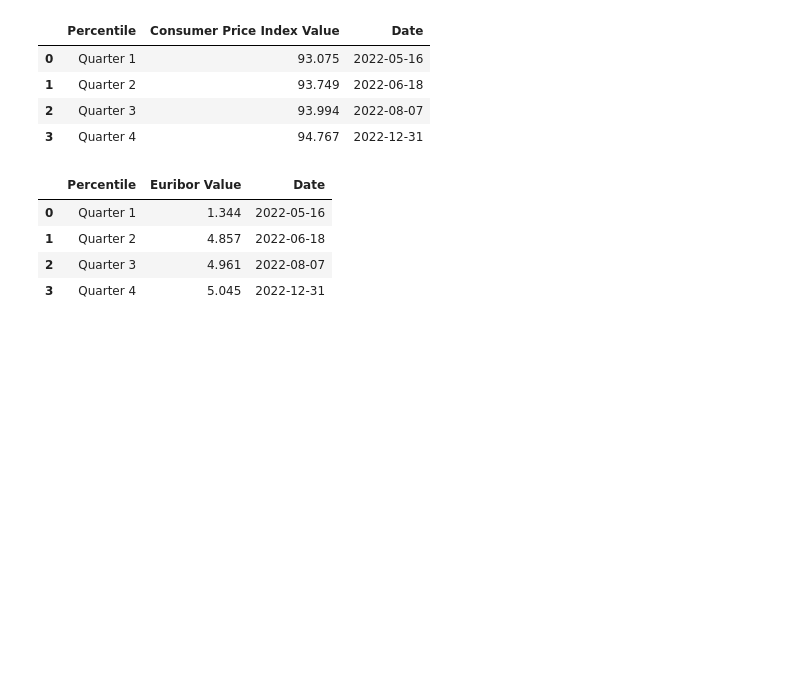
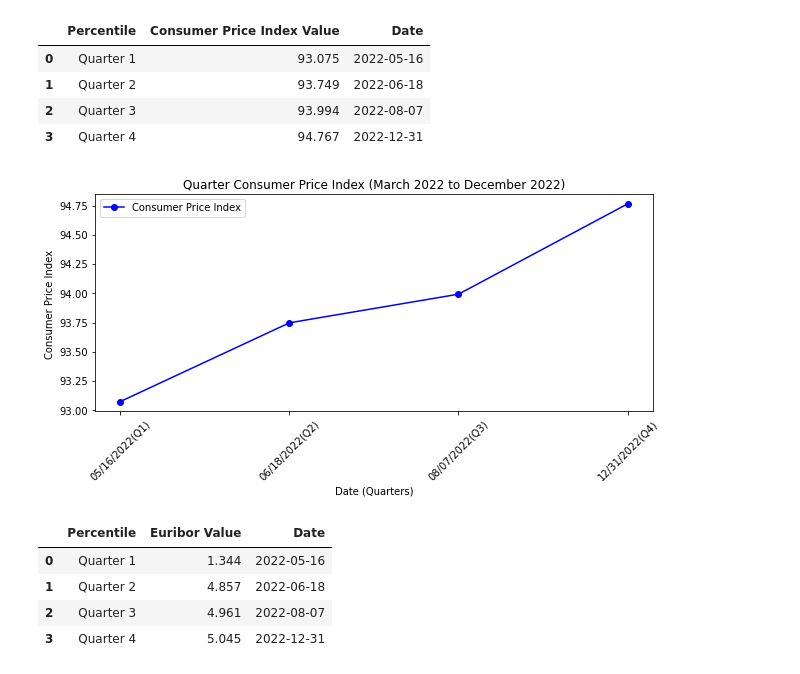
Before and after one commit to KinGabriel/Bank-Marketing-Preprocessing, a Jupyter notebook: relative_location.ipynb, the cells around one changed output. Drawn from its saved outputs; the diff is of its cells as text; code cells hidden in the pictures; blank space fills up the shorter version.

Commit message:
created the graphs for the relative location

```diff
--- a/relative_location.ipynb
+++ b/relative_location.ipynb
@@ -49,6 +53,29 @@ cpi_df
 | 1 | Quarter 2 | 93.749 | 2022-06-18 |
 | 2 | Quarter 3 | 93.994 | 2022-08-07 |
 | 3 | Quarter 4 | 94.767 | 2022-12-31 |
+# %%
+# Store the values into the array
+cpi_array =  np.array([cpi_Q1,cpi_Q2,cpi_Q3,cpi_Q4])
+date_arrays = np.array([date_Q1.strftime('%m/%d/%Y') + "(Q1)",
+                        date_Q2.strftime('%m/%d/%Y')+ "(Q2)"
+                        ,date_Q3.strftime('%m/%d/%Y') + "(Q3)"
+                        ,date_Q4.strftime('%m/%d/%Y') + "(Q4)"])
+# Configure the data size of the plot
+plt.figure(figsize=(10, 4))
+# get the data and set the labels and colors in the line chart
+plt.plot(date_arrays, cpi_array, label="Consumer Price Index", color="blue", marker='o')
+
+# Configure the plot
+plt.title("Quarter Consumer Price Index (March 2022 to December 2022)")
+plt.xlabel("Date (Quarters)")
+plt.ylabel("Consumer Price Index ")
+plt.xticks(rotation=45)
+plt.legend()
+
+#show the line chart
+plt.show()
+# %% [output]
+[figure, added]
 # %%
 # compute quartiles for Euribor
 euribor_Q1 = euribor.quantile(0.25)
```
Also changed, not shown: parts of 3 cells of this notebook.
